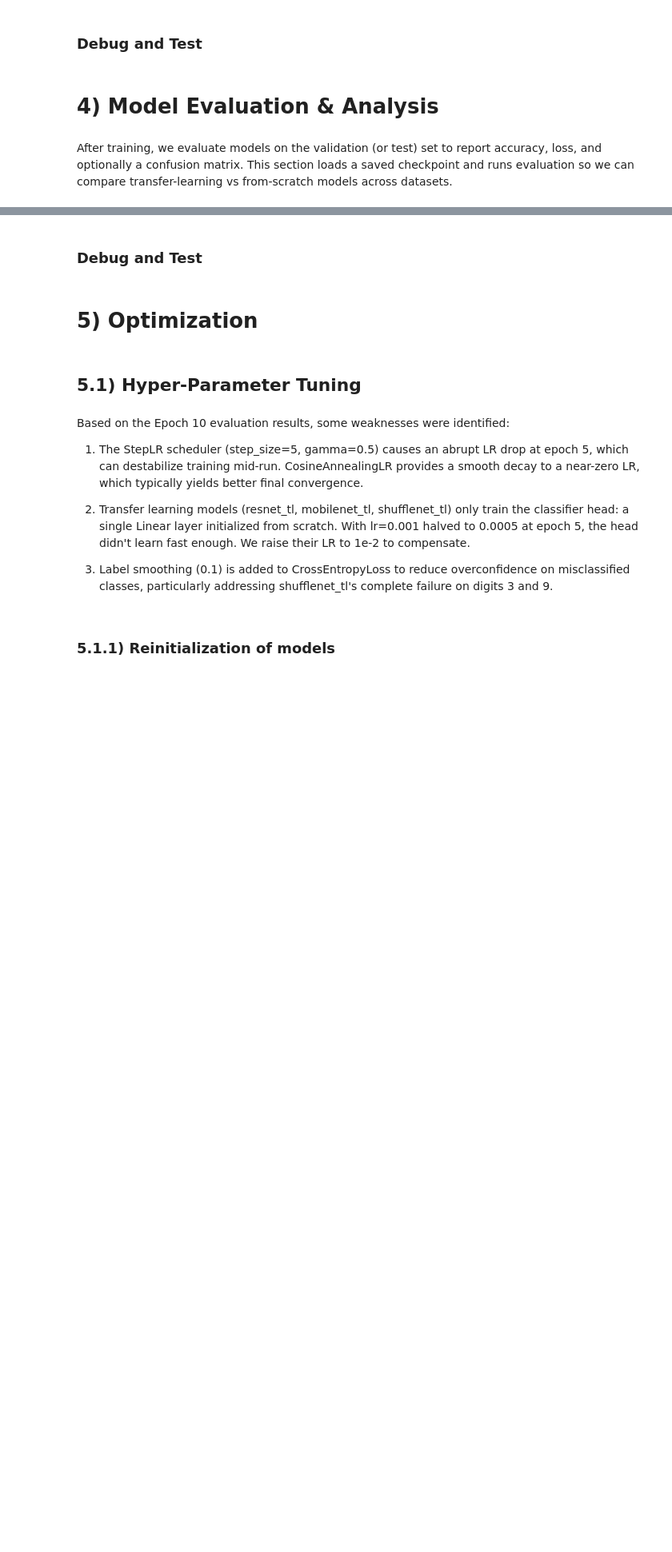
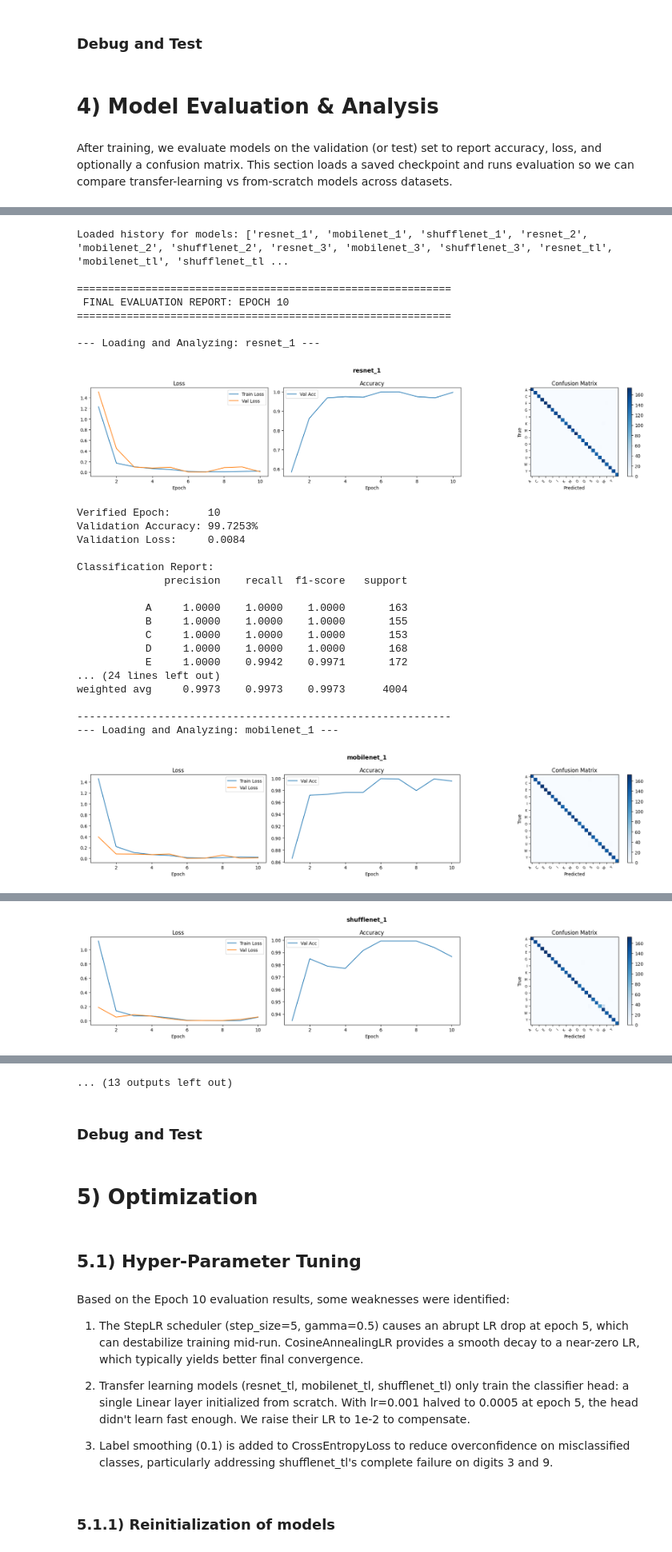
Before and after one commit to RealBJr/sign-language-classifier, a Jupyter notebook: model.ipynb, the cells around one changed output, grey strips where cells are left out. Shown at 80% size. Saved outputs shown, nothing was run; the diff lists cells and outputs as text; code cells hidden in the pictures; blank space fills up the shorter version.

Commit message:
Added Dropout node in last layers + Added more thorough reports (graphs)

```diff
--- a/model.ipynb
+++ b/model.ipynb
@@ -919,7 +936,7 @@ def replace_classifier(model, num_classes):
 # %%
 for name, model in models_dict.items():
     key = get_dataset_key(name)
-    models_dict[name] = replace_classifier(model, num_classes_map[key])
+    models_dict[name] = replace_classifier(model, num_classes_map[key], dropout_p=0.4)
 # %% [markdown]
 ### Debug and Test
 # %%
@@ -1189,7 +1231,9 @@ def run_full_training(models_dict, optimizers, schedulers, dataset_loaders, crit
             )
 
         save_checkpoint(name, model, optimizer, num_epochs, path_dir=checkpoint_dir)
+        save_history(history, path_dir=checkpoint_dir)
 
     return history
-run_full_training(models_dict, optimizers, schedulers, dataset_loaders, criterion)
+
+history = run_full_training(models_dict, optimizers, schedulers, dataset_loaders, criterion, checkpoint_dir="./checkpoints_dropout")
 # %% [output]
@@ -1259,11 +1308,12 @@ Saved ./checkpoints\shufflenet_tl_epoch10.pt
 # %% [markdown]
 After training, we evaluate models on the validation (or test) set to report accuracy, loss, and optionally a confusion matrix. This section loads a saved checkpoint and runs evaluation so we can compare transfer-learning vs from-scratch models across datasets.
 # %%
-def evaluate_and_report(model, val_loader, criterion, num_classes=None):
+def evaluate_and_report(model, val_loader, criterion, num_classes=None, class_names=None, show_plots=True):
     model = model.to(device)
     model.eval()
     total_loss, correct, total = 0.0, 0, 0
     all_preds, all_labels = [], []
+
     with torch.no_grad():
         for images, labels in val_loader:
             images = images.to(device)
@@ -1275,8 +1325,33 @@ def evaluate_and_report(model, val_loader, criterion, num_classes=None):
             total += labels.size(0)
             all_preds.extend(predicted.cpu().tolist())
             all_labels.extend(labels.cpu().tolist())
+
     loss_avg = total_loss / total
     acc = correct / total
+
+    if show_plots and class_names is not None:
+        from sklearn.metrics import confusion_matrix
+        import matplotlib.pyplot as plt
+        import numpy as np
+
+        cm = confusion_matrix(all_labels, all_preds)
+        fig, ax = plt.subplots(figsize=(max(8, len(class_names) // 2), max(6, len(class_names) // 2)))
+        im = ax.imshow(cm, interpolation="nearest", cmap=plt.cm.Blues)
+        plt.colorbar(im, ax=ax)
+        ax.set(
+            xticks=np.arange(len(class_names)),
+            yticks=np.arange(len(class_names)),
+            xticklabels=class_names,
+            yticklabels=class_names,
+            xlabel="Predicted",
+            ylabel="True",
+            title="Confusion Matrix"
+        )
+        plt.setp(ax.get_xticklabels(), rotation=45, ha="right", fontsize=7)
+        plt.setp(ax.get_yticklabels(), fontsize=7)
+        plt.tight_layout()
+        plt.show()
+
     return loss_avg, acc, all_preds, all_labels
 # %%
 import os
@@ -1366,0 +1458,32 @@ shufflenet_tl      tl           10       93.63%   0.4147
+# %%
+history = load_history("./checkpoints_dropout")
+load_and_report_all(models_dict, dataset_loaders, 10, device,
+                    checkpoint_dir="./checkpoints_dropout",
+                    history=history)
+# %% [output]
+Loaded history for models: ['resnet_1', 'mobilenet_1', 'shufflenet_1', 'resnet_2', 'mobilenet_2', 'shufflenet_2', 'resnet_3', 'mobilenet_3', 'shufflenet_3', 'resnet_tl', 'mobilenet_tl', 'shufflenet_tl ...
+
+============================================================
+ FINAL EVALUATION REPORT: EPOCH 10
+============================================================
+
+--- Loading and Analyzing: resnet_1 ---
+[figure, added]
+Verified Epoch:      10
+Validation Accuracy: 99.7253%
+Validation Loss:     0.0084
+
+Classification Report:
+              precision    recall  f1-score   support
+
+           A     1.0000    1.0000    1.0000       163
+           B     1.0000    1.0000    1.0000       155
+           C     1.0000    1.0000    1.0000       153
+           D     1.0000    1.0000    1.0000       168
+           E     1.0000    0.9942    0.9971       172
+... (24 lines left out)
+weighted avg     0.9973    0.9973    0.9973      4004
+
+------------------------------------------------------------
+--- Loading and Analyzing: mobilenet_1 ---
+[figure, added]
@@ -1366,0 +1507 @@ shufflenet_tl      tl           10       93.63%   0.4147
+[figure, added]
@@ -1367,3 +1562,4 @@ shufflenet_tl      tl           10       93.63%   0.4147
+... (13 outputs left out)
 # %% [markdown]
 ### Debug and Test
 # %%
```
Also changed, not shown: parts of 8 cells of this notebook.
